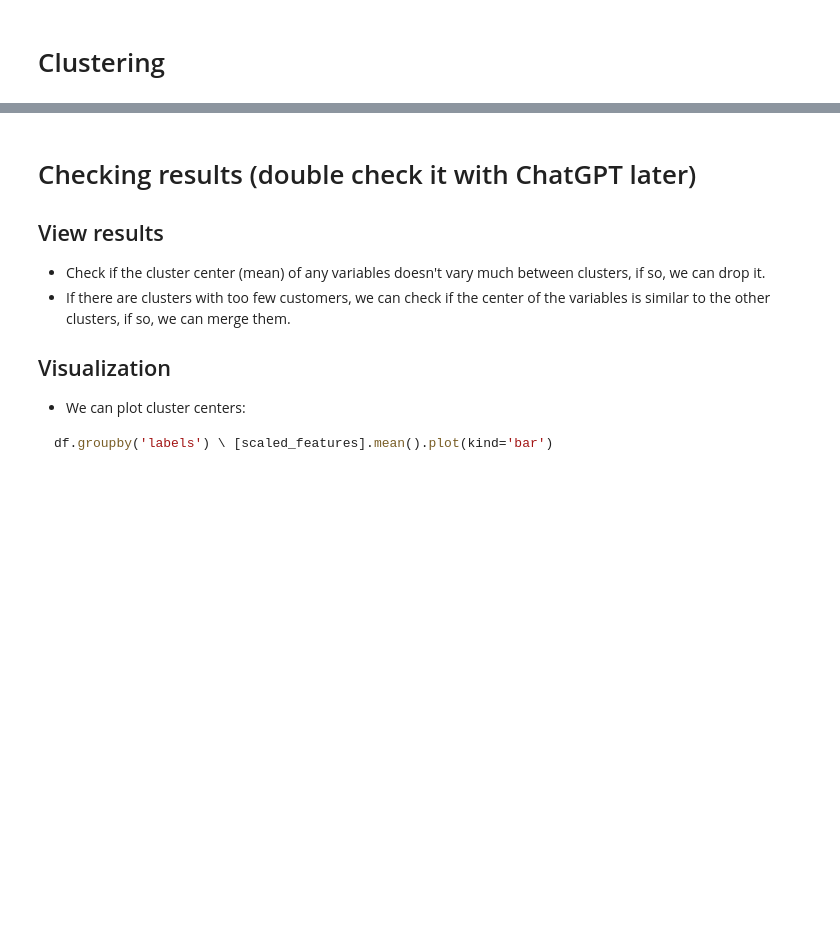
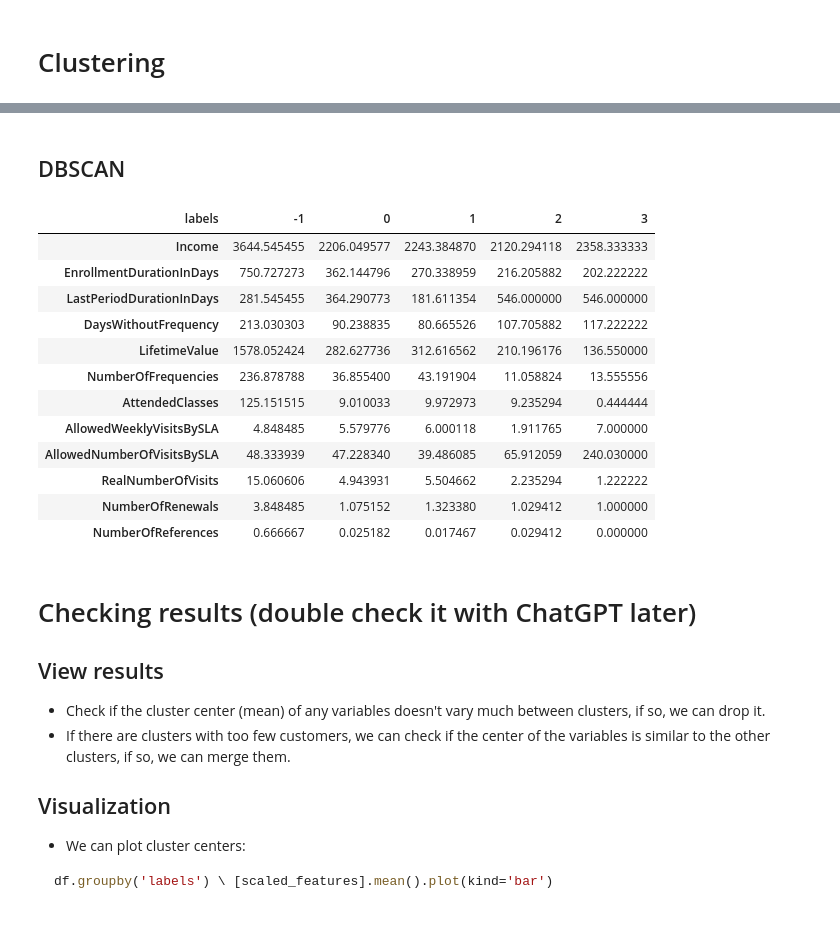
Before and after one commit to carlos-rodrigues75/MDSAA-NOVA-IMS, a Jupyter notebook: data_mining/project/DM2324_Group75.ipynb, the cells around one changed output, grey strips where cells are left out. Drawn from its saved outputs; the diff is of its cells as text; code cells hidden in the pictures; blank space fills up the shorter version.

```diff
--- a/data_mining/project/DM2324_Group75.ipynb
+++ b/data_mining/project/DM2324_Group75.ipynb
@@ -245,3 +248,24 @@ kmeans_df.T
+# %% [markdown]
+## DBSCAN
+# %%
+from sklearn.cluster import DBSCAN
+
+dbscan = DBSCAN(eps=0.4, min_samples=5)
+show_clusters(dbscan, numeric_features)
+# %% [output]
+| labels | -1 | 0 | 1 | 2 | 3 |
+| Income | 3644.545455 | 2206.049577 | 2243.384870 | 2120.294118 | 2358.333333 |
+| EnrollmentDurationInDays | 750.727273 | 362.144796 | 270.338959 | 216.205882 | 202.222222 |
+| LastPeriodDurationInDays | 281.545455 | 364.290773 | 181.611354 | 546.000000 | 546.000000 |
+| DaysWithoutFrequency | 213.030303 | 90.238835 | 80.665526 | 107.705882 | 117.222222 |
+| LifetimeValue | 1578.052424 | 282.627736 | 312.616562 | 210.196176 | 136.550000 |
+| NumberOfFrequencies | 236.878788 | 36.855400 | 43.191904 | 11.058824 | 13.555556 |
+| AttendedClasses | 125.151515 | 9.010033 | 9.972973 | 9.235294 | 0.444444 |
+| AllowedWeeklyVisitsBySLA | 4.848485 | 5.579776 | 6.000118 | 1.911765 | 7.000000 |
+| AllowedNumberOfVisitsBySLA | 48.333939 | 47.228340 | 39.486085 | 65.912059 | 240.030000 |
+| RealNumberOfVisits | 15.060606 | 4.943931 | 5.504662 | 2.235294 | 1.222222 |
+| NumberOfRenewals | 3.848485 | 1.075152 | 1.323380 | 1.029412 | 1.000000 |
+| NumberOfReferences | 0.666667 | 0.025182 | 0.017467 | 0.029412 | 0.000000 |
 # %% [markdown]
 # Checking results (double check it with ChatGPT later)
 ## View results
```
Also changed, not shown: parts of 12 cells of this notebook.
